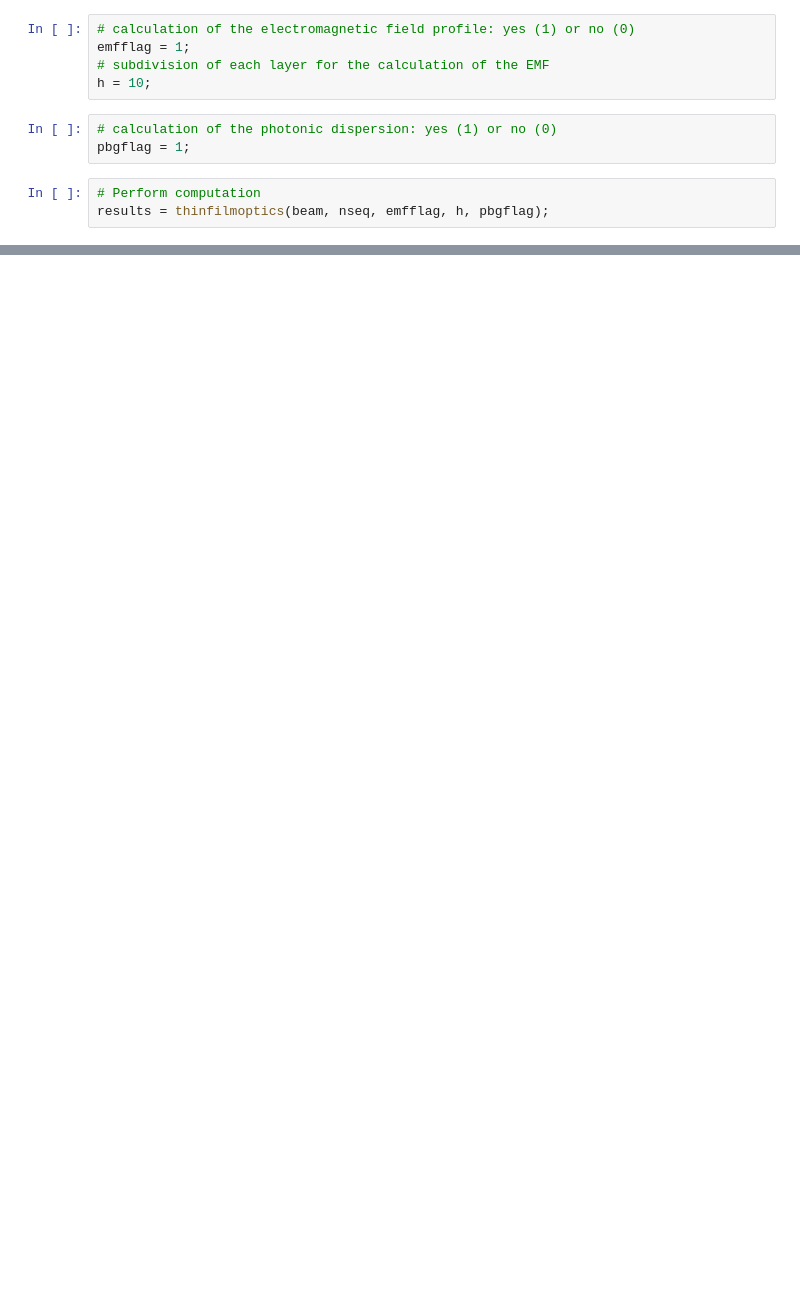
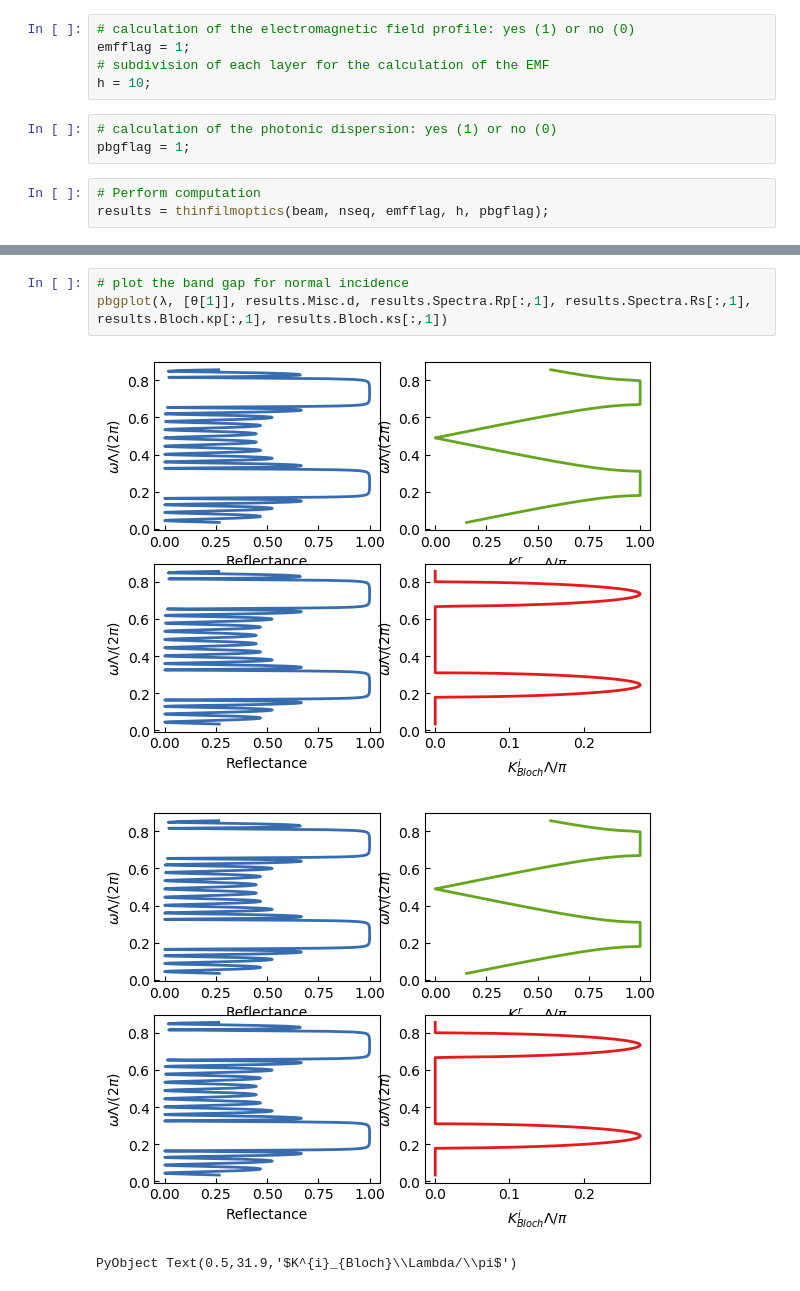
Before and after one commit to lnacquaroli/TMMOptics.jl, a Jupyter notebook: examples/braggStack.ipynb, the cells around one changed output, grey strips where cells are left out. Drawn from its saved outputs; the diff is of its cells as text; blank space fills up the shorter version.

```diff
--- a/examples/braggStack.ipynb
+++ b/examples/braggStack.ipynb
@@ -85,0 +99,7 @@ PyObject Text(0.5,31.9,'$K^{i}_{Bloch}\\lambda\\,\\, \\mathrm{ (s-wave)}$')
+# %%
+# plot the band gap for normal incidence
+pbgplot(λ, [θ[1]], results.Misc.d, results.Spectra.Rp[:,1], results.Spectra.Rs[:,1], results.Bloch.κp[:,1], results.Bloch.κs[:,1])
+# %% [output]
+[figure, added]
+[figure, added]
+PyObject Text(0.5,31.9,'$K^{i}_{Bloch}\\Lambda/\\pi$')
```
Also changed, not shown: parts of 10 cells of this notebook, 7 other files.
